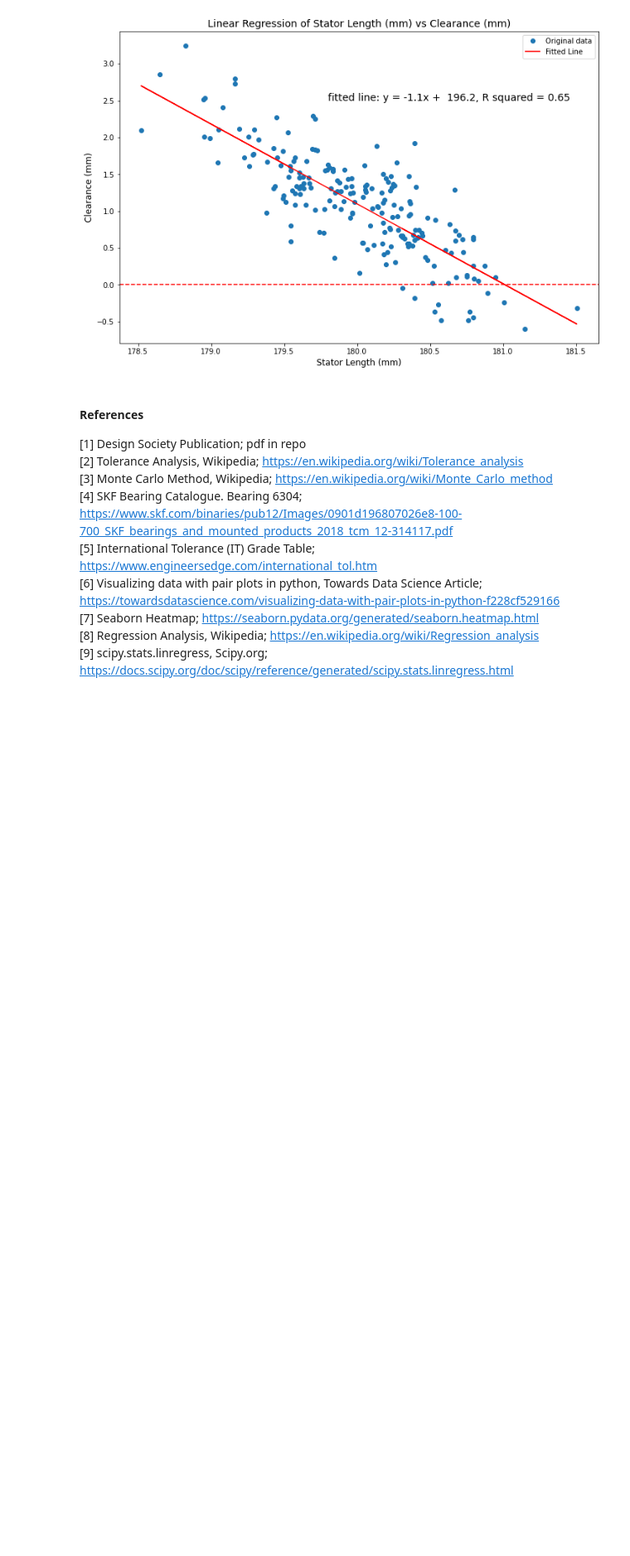
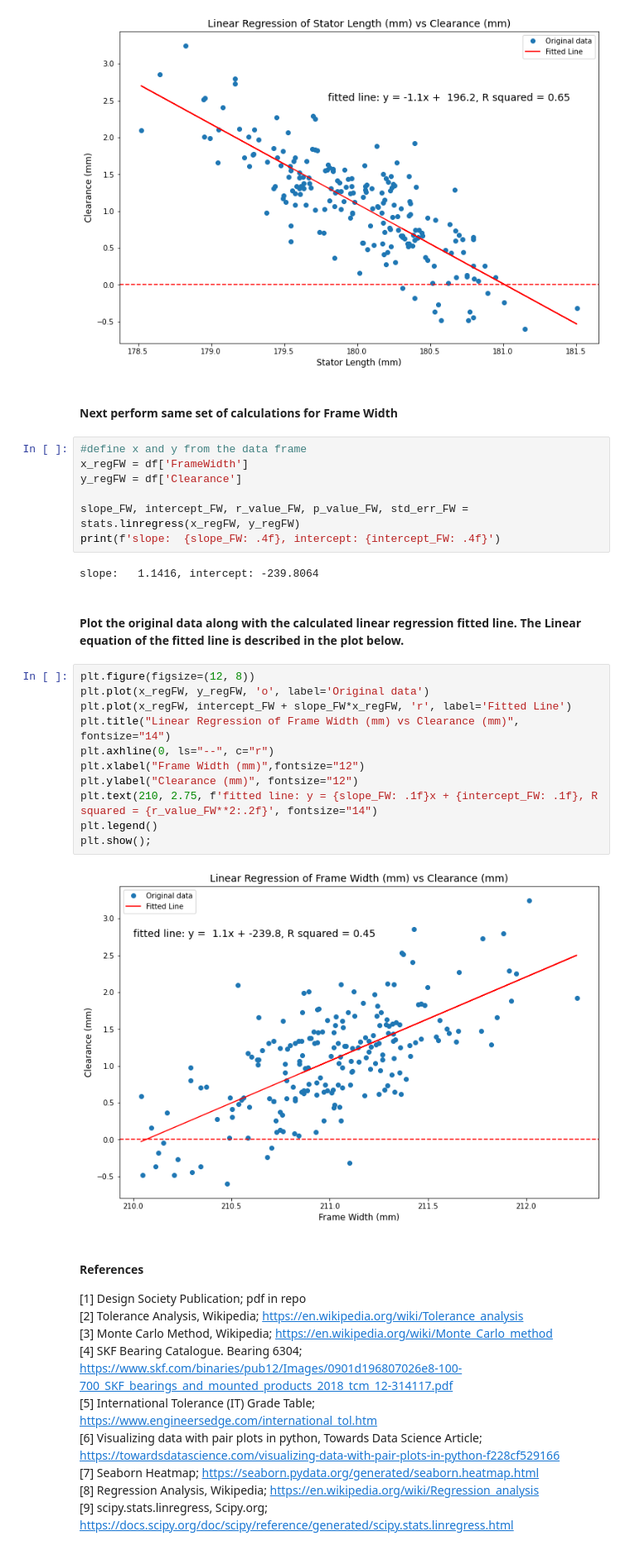
Before and after one commit to killfoley/ProgDAProject, a Jupyter notebook: ProgDA_Project.ipynb, the cells around one changed output. Shown at 83% size. Drawn from its saved outputs; the diff is of its cells as text; blank space fills up the shorter version.

Commit message:
Performed simple linear regression on Frame Width V Clearance and plotted the fitted line.

```diff
--- a/ProgDA_Project.ipynb
+++ b/ProgDA_Project.ipynb
@@ -413,6 +413,36 @@ plt.legend()
 plt.show();
 # %% [output]
 [figure]
+# %% [markdown]
+<br>
+
+**Next perform same set of calculations for Frame Width**
+# %%
+#define x and y from the data frame
+x_regFW = df['FrameWidth']
+y_regFW = df['Clearance']
+
+slope_FW, intercept_FW, r_value_FW, p_value_FW, std_err_FW = stats.linregress(x_regFW, y_regFW)
+print(f'slope:  {slope_FW: .4f}, intercept: {intercept_FW: .4f}')
+# %% [output]
+slope:   1.1416, intercept: -239.8064
+# %% [markdown]
+<br>
+
+**Plot the original data along with the calculated linear regression fitted line. The Linear equation of the fitted line is described in the plot below.**
+# %%
+plt.figure(figsize=(12, 8))
+plt.plot(x_regFW, y_regFW, 'o', label='Original data')
+plt.plot(x_regFW, intercept_FW + slope_FW*x_regFW, 'r', label='Fitted Line')
+plt.title("Linear Regression of Frame Width (mm) vs Clearance (mm)", fontsize="14")
+plt.axhline(0, ls="--", c="r")
+plt.xlabel("Frame Width (mm)",fontsize="12")
+plt.ylabel("Clearance (mm)", fontsize="12")
+plt.text(210, 2.75, f'fitted line: y = {slope_FW: .1f}x + {intercept_FW: .1f}, R squared = {r_value_FW**2:.2f}', fontsize="14")
+plt.legend()
+plt.show();
+# %% [output]
+[figure, added]
 # %% [markdown]
 #### References
 [1] Design Society Publication; pdf in repo <br />
```
Also changed, not shown: parts of 4 cells of this notebook.
